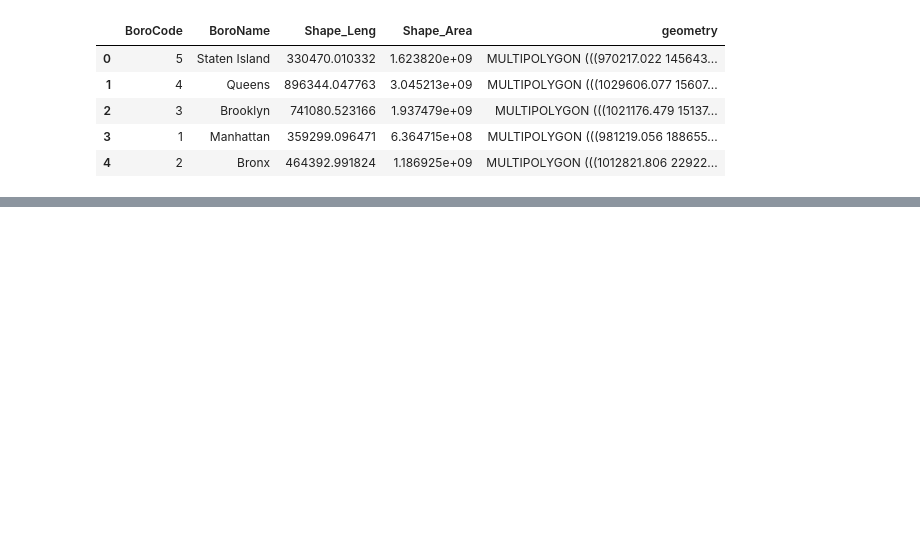
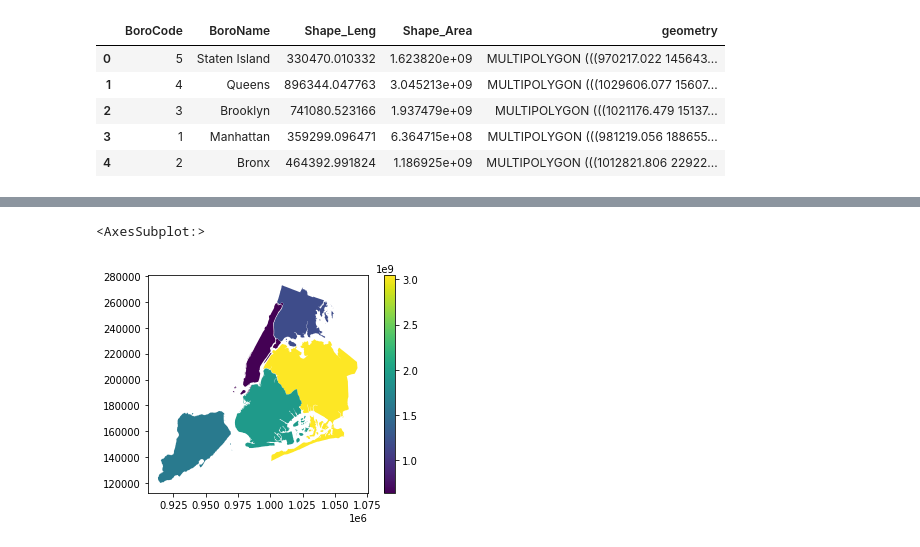
Before and after one commit to StanleyTuz/bayesian-ml, a Jupyter notebook: geopandas/nb.ipynb, the cells around one changed output, grey strips where cells are left out. Cells and saved outputs as stored; diff of their text form; code cells hidden in the pictures; blank space fills up the shorter version.

```diff
--- a/geopandas/nb.ipynb
+++ b/geopandas/nb.ipynb
@@ -13,0 +66,5 @@ gdf
+# %%
+gdf.plot('area', legend=True)  # color code by another column
+# %% [output]
+<AxesSubplot:>
+[figure, added]
```
Also changed, not shown: parts of 10 cells of this notebook.
